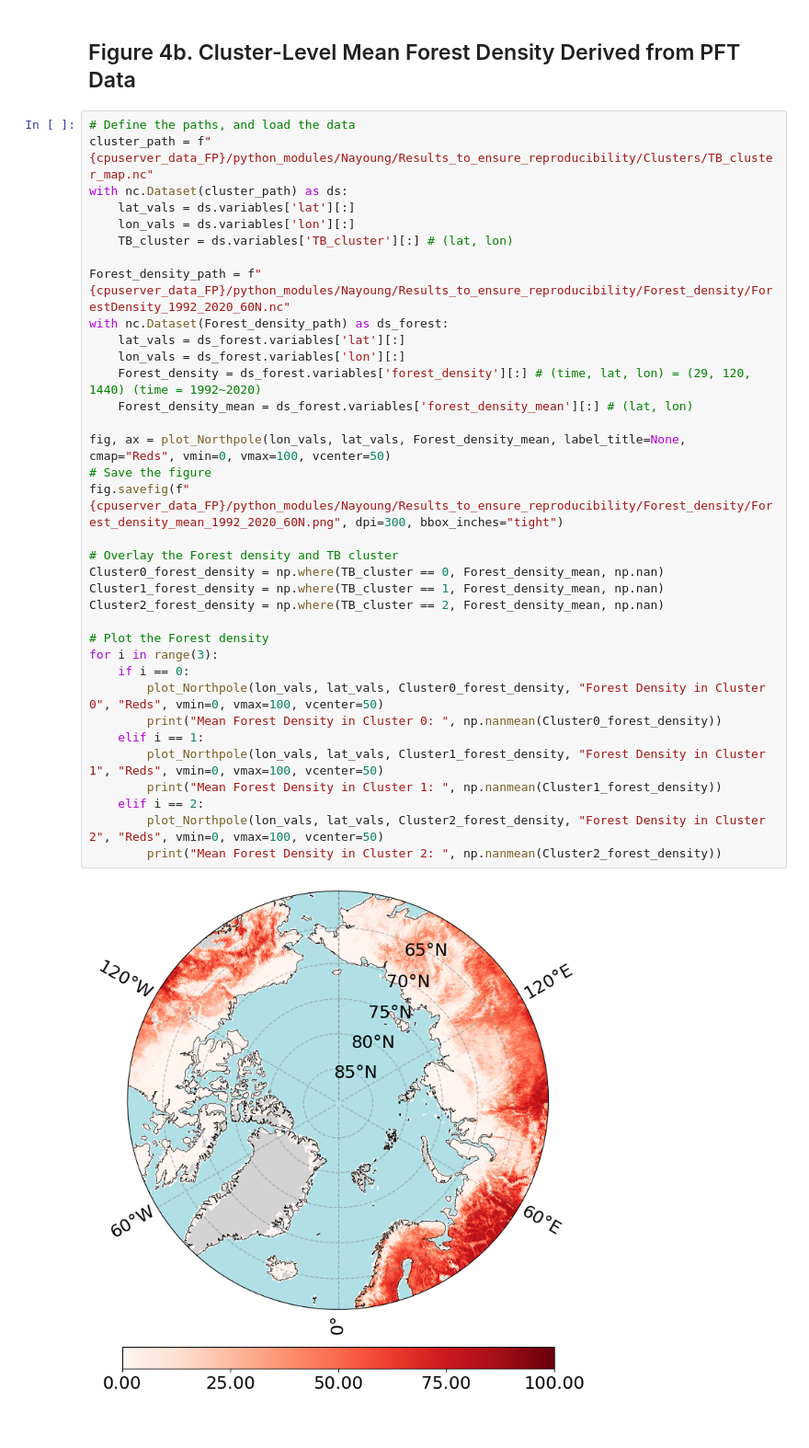
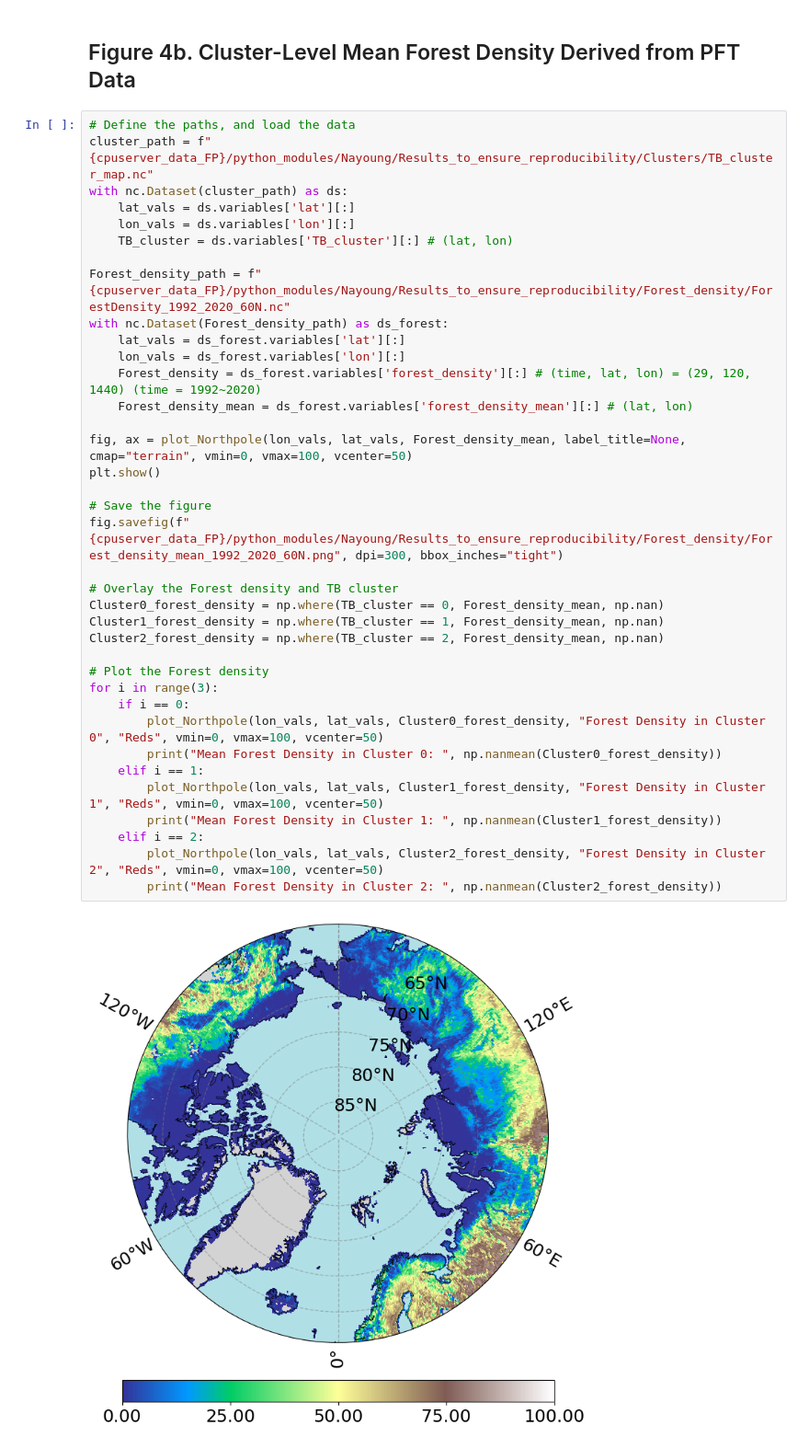
Before and after one commit to Nayoung1204/A-Long-term-Pan-Arctic-Snowmelt-Onset-and-End-Dates-Derived-from-Pettitt-test, a Jupyter notebook: Additional_Analysis/Figure4b_Forest_Density_Across_Clusters.ipynb, the cells around one changed output. Shown at 92% size. Drawn from its saved outputs; the diff is of its cells as text.

Commit message:
Changed the figure configuration

```diff
--- a/Additional_Analysis/Figure4b_Forest_Density_Across_Clusters.ipynb
+++ b/Additional_Analysis/Figure4b_Forest_Density_Across_Clusters.ipynb
@@ -358,35 +358,37 @@ with nc.Dataset(cluster_path) as ds:
     lon_vals = ds.variables['lon'][:]
     TB_cluster = ds.variables['TB_cluster'][:] # (lat, lon)
 
 Forest_density_path = f"{cpuserver_data_FP}/python_modules/Nayoung/Results_to_ensure_reproducibility/Forest_density/ForestDensity_1992_2020_60N.nc"
 with nc.Dataset(Forest_density_path) as ds_forest:
     lat_vals = ds_forest.variables['lat'][:]
     lon_vals = ds_forest.variables['lon'][:]
     Forest_density = ds_forest.variables['forest_density'][:] # (time, lat, lon) = (29, 120, 1440) (time = 1992~2020)
     Forest_density_mean = ds_forest.variables['forest_density_mean'][:] # (lat, lon)
 
-fig, ax = plot_Northpole(lon_vals, lat_vals, Forest_density_mean, label_title=None, cmap="Reds", vmin=0, vmax=100, vcenter=50)
+fig, ax = plot_Northpole(lon_vals, lat_vals, Forest_density_mean, label_title=None, cmap="terrain", vmin=0, vmax=100, vcenter=50)
+plt.show()
+
 # Save the figure
 fig.savefig(f"{cpuserver_data_FP}/python_modules/Nayoung/Results_to_ensure_reproducibility/Forest_density/Forest_density_mean_1992_2020_60N.png", dpi=300, bbox_inches="tight")
 
 # Overlay the Forest density and TB cluster
 Cluster0_forest_density = np.where(TB_cluster == 0, Forest_density_mean, np.nan)
 Cluster1_forest_density = np.where(TB_cluster == 1, Forest_density_mean, np.nan)
 Cluster2_forest_density = np.where(TB_cluster == 2, Forest_density_mean, np.nan)
 
 # Plot the Forest density
 for i in range(3):
     if i == 0:
         plot_Northpole(lon_vals, lat_vals, Cluster0_forest_density, "Forest Density in Cluster 0", "Reds", vmin=0, vmax=100, vcenter=50)
         print("Mean Forest Density in Cluster 0: ", np.nanmean(Cluster0_forest_density))
     elif i == 1:
         plot_Northpole(lon_vals, lat_vals, Cluster1_forest_density, "Forest Density in Cluster 1", "Reds", vmin=0, vmax=100, vcenter=50)
         print("Mean Forest Density in Cluster 1: ", np.nanmean(Cluster1_forest_density))
     elif i == 2:
         plot_Northpole(lon_vals, lat_vals, Cluster2_forest_density, "Forest Density in Cluster 2", "Reds", vmin=0, vmax=100, vcenter=50)
         print("Mean Forest Density in Cluster 2: ", np.nanmean(Cluster2_forest_density))
 # %% [output]
-[figure, old version]
+[figure, new version]
 [figure]
 Mean Forest Density in Cluster 0:  44.12005
 [figure]
```
Also changed, not shown: 24 other files.
